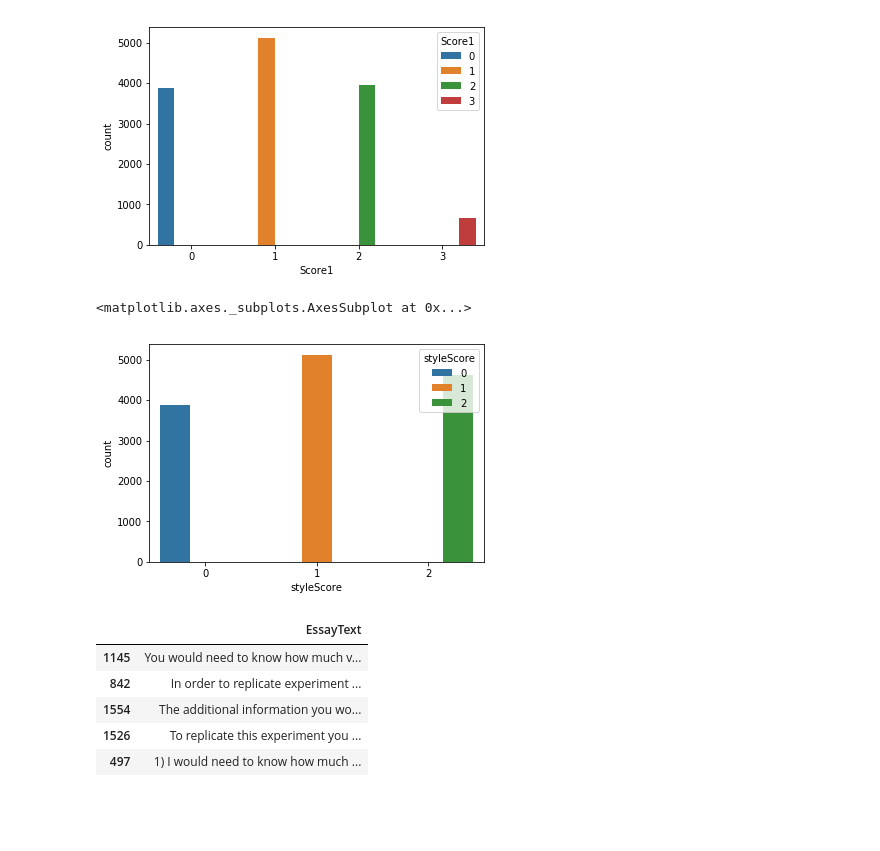
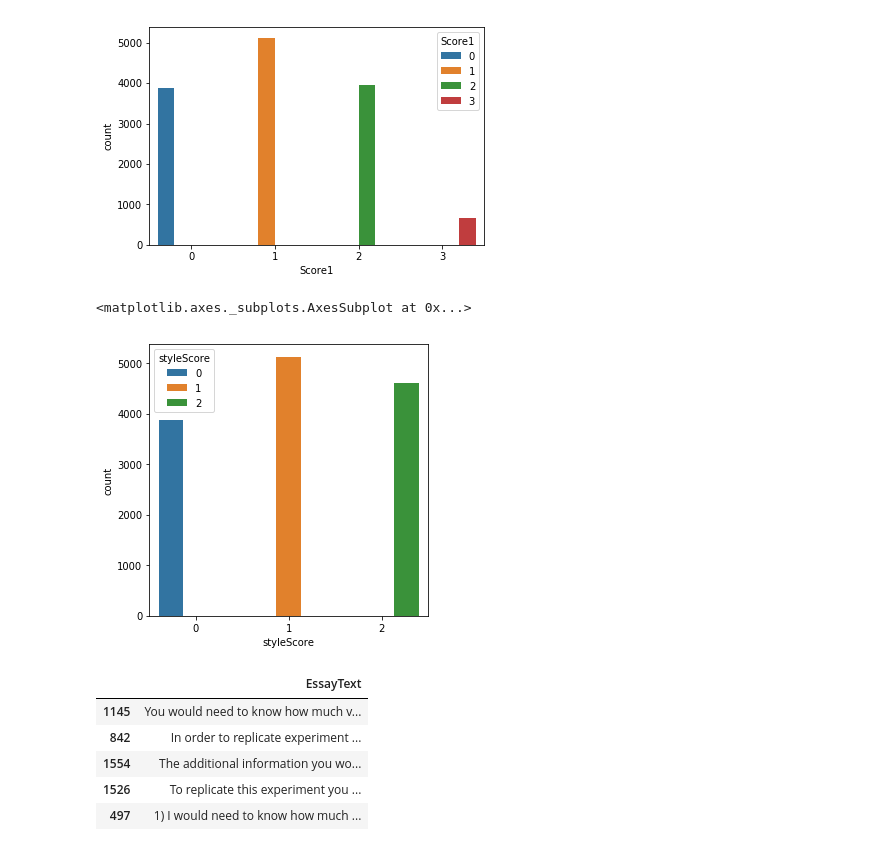
Before and after one commit to devanshi28/finalProject, a Jupyter notebook: experiments/Classification.ipynb, the cells around one changed output. Saved outputs shown, nothing was run; the diff lists cells and outputs as text; code cells hidden in the pictures; blank space fills up the shorter version.

```diff
--- a/experiments/Classification.ipynb
+++ b/experiments/Classification.ipynb
@@ -109,8 +106,9 @@ sns.countplot(x="Score1", data=df[~(df.subject == "Biology")], orient='v', hue="
 <matplotlib.axes._subplots.AxesSubplot at 0x...>
 [figure]
 # %%
+plt.figure(figsize=(5,5))
 sns.countplot(x="styleScore", data=df[~(df.subject == "Biology")], orient='v', hue="styleScore")
 # %% [output]
 <matplotlib.axes._subplots.AxesSubplot at 0x...>
-[figure, old version]
+[figure, new version]
 # %%
```
Also changed, not shown: parts of 81 cells of this notebook.
